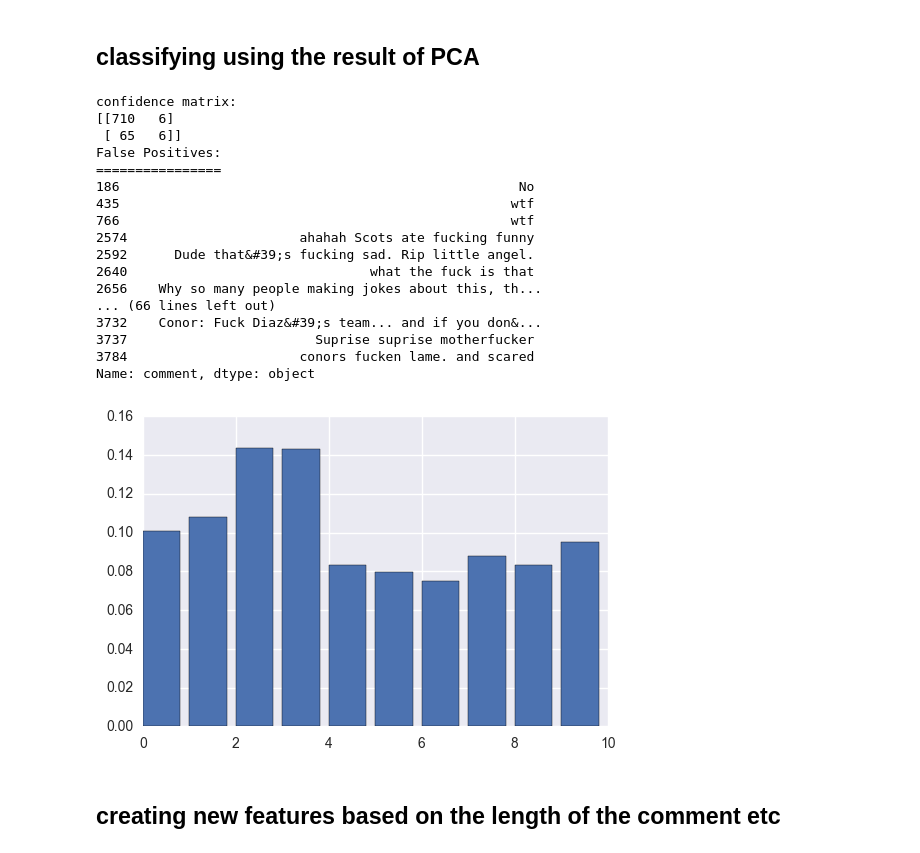
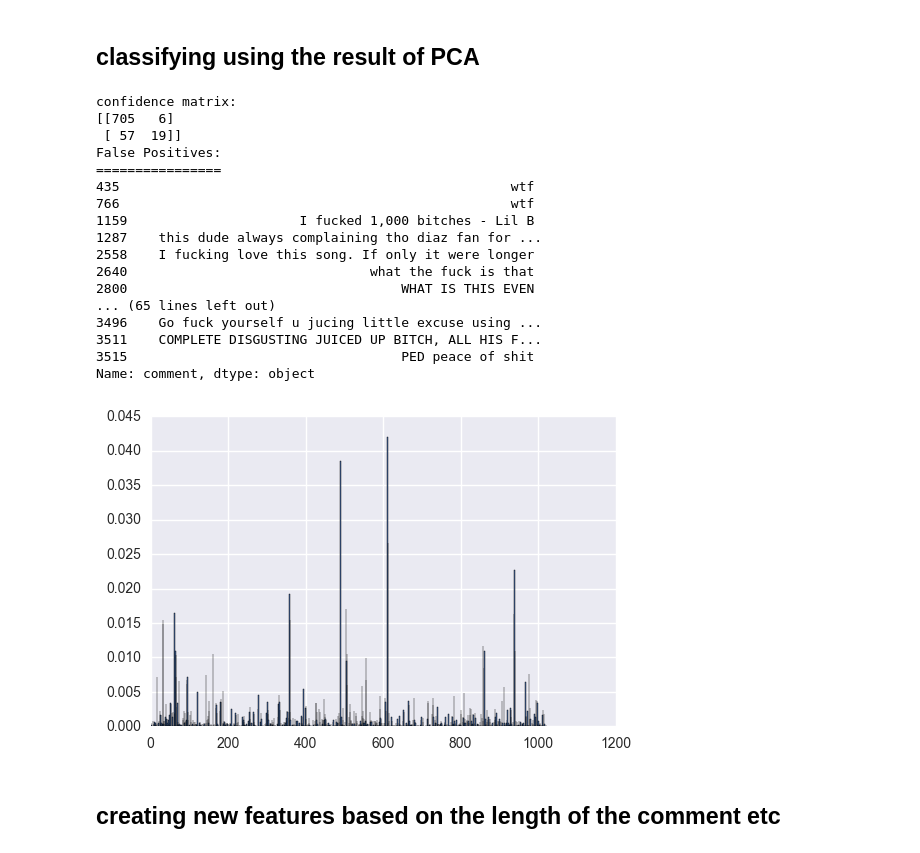
Before and after one commit to amirfz/youtube_troll_detection, a Jupyter notebook: insult_detection.ipynb, the cells around one changed output. Drawn from its saved outputs; the diff is of its cells as text; code cells hidden in the pictures.

```diff
--- a/insult_detection.ipynb
+++ b/insult_detection.ipynb
@@ -63,4 +64,15 @@ vectorizer = TfidfVectorizer(lowercase=False,
 X = vectorizer.fit_transform(data.clean)
+# %%
+vectorizer = TfidfVectorizer(lowercase=False,
+                             analyzer=u'char',
+                             ngram_range=(1, 5),
+                             stop_words='english',
+                             binary=False,
+                             norm=u'l2',
+                             use_idf=True,
+                             smooth_idf=True,
+                             sublinear_tf=True)
+X = vectorizer.fit_transform(data.clean)
 # %%
 X.shape
 # %% [output]
@@ -121 +126,5 @@ X_var = sel.fit_transform(X)
+# %%
+sel = SelectPercentile(score_func=chi2, percentile=1)
+# %%
+X_sel = sel.fit_transform(X, Y)
 # %%
@@ -183,26 +134,26 @@ Name: comment, dtype: object
 # %% [markdown]
 ## classifying using the result of PCA
 # %%
-model_rfc(X_pca, Y, data.troll)
+model_rfc(X_sel, Y, data.troll)
 # %% [output]
 confidence matrix:
-[[710   6]
- [ 65   6]]
+[[705   6]
+ [ 57  19]]
 False Positives:
 ================
-186                                                   No﻿
 435                                                  wtf﻿
 766                                                  wtf﻿
-2574                      ahahah Scots ate fucking funny﻿
-2592      Dude that&#39;s fucking sad. Rip little angel.﻿
+1159                      I fucked 1,000 bitches - Lil B﻿
+1287    this dude always complaining tho diaz fan for ...
+2558    I fucking love this song. If only it were longer﻿
 2640                               what the fuck is that﻿
-2656    Why so many people making jokes about this, th...
-... (66 lines left out)
-3732    Conor: Fuck Diaz&#39;s team... and if you don&...
-3737                        Suprise suprise motherfucker﻿
-3784                      conors fucken lame. and scared﻿
+2800                                   WHAT IS THIS EVEN﻿
+... (65 lines left out)
+3496    Go fuck yourself u jucing little excuse using ...
+3511    COMPLETE DISGUSTING JUICED UP BITCH, ALL HIS F...
+3515                                   PED peace of shit﻿
 Name: comment, dtype: object
-[figure, old version]
+[figure, new version]
 # %% [markdown]
 ## creating new features based on the length of the comment etc
 # %%
```
Also changed, not shown: parts of 22 cells of this notebook.
